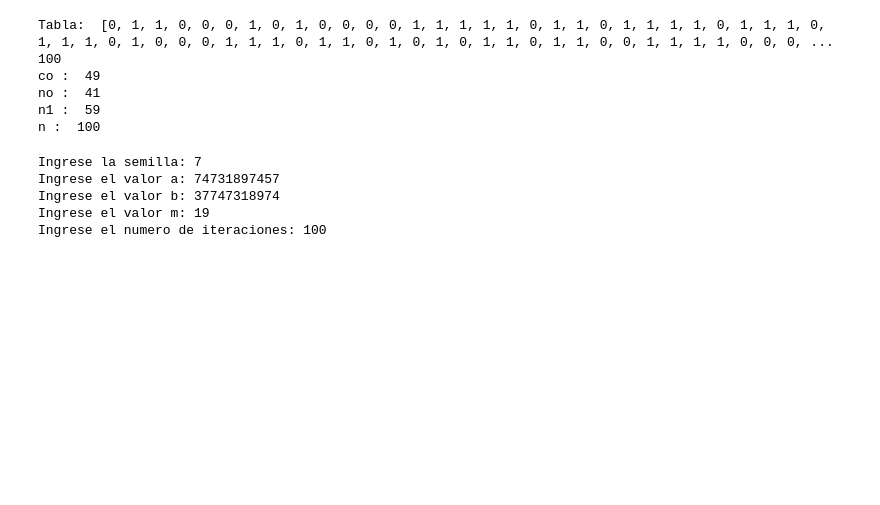
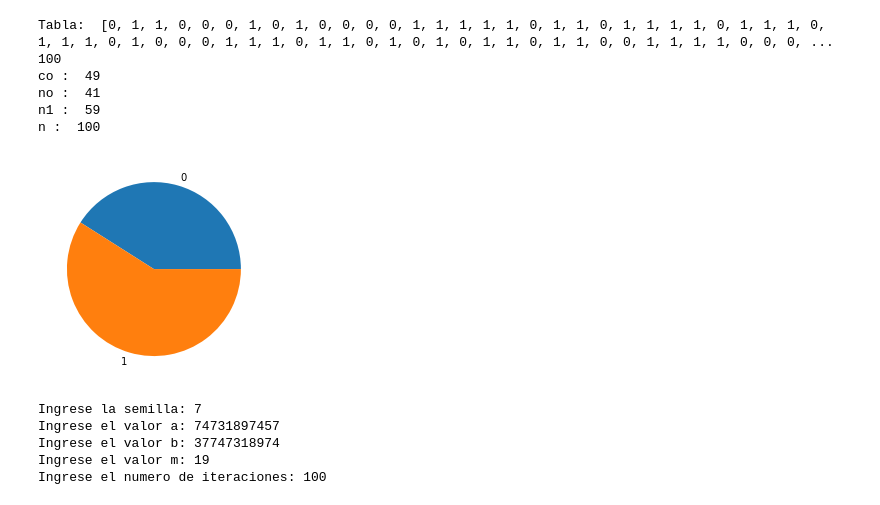
Before and after one commit to DianaTixi/SimulacionP60, a Jupyter notebook: Prueba2_TixiDiana.ipynb, the cells around one changed output. Saved outputs shown, nothing was run; the diff lists cells and outputs as text; code cells hidden in the pictures; blank space fills up the shorter version.

```diff
--- a/Prueba2_TixiDiana.ipynb
+++ b/Prueba2_TixiDiana.ipynb
@@ -88,6 +88,13 @@ co :  49
 no :  41
 n1 :  59
 n :  100
+# %%
+numeros = [n0,n1]
+nombres = ["0","1"]
+plt.pie(numeros, labels=nombres)
+plt.show()
+# %% [output]
+[figure, added]
 # %%
 #CONGRUENCIA LINEAL
 # Congruencia lineal: a=74731897457, b=37747318974, Xo=7, M=19
```
Also changed, not shown: parts of 5 cells of this notebook.
